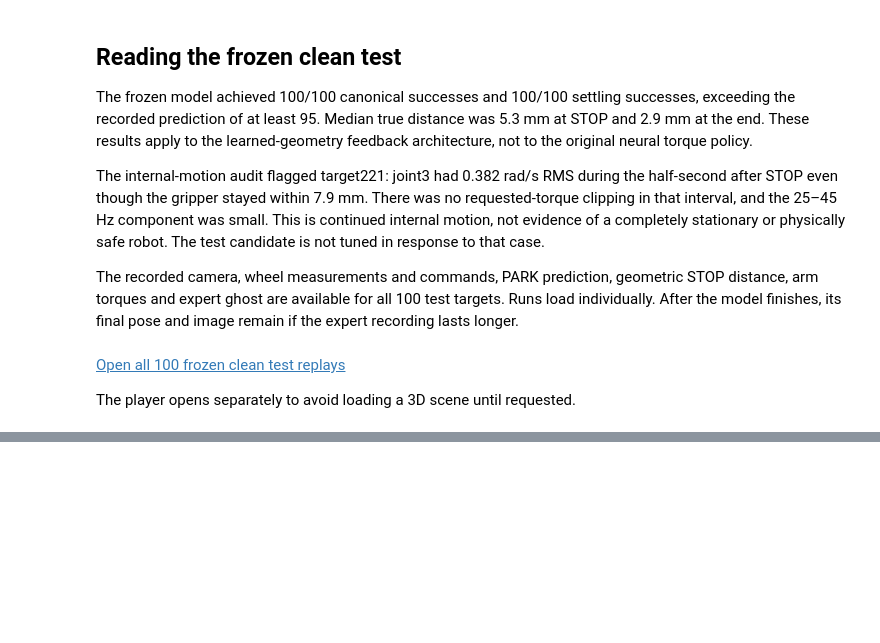
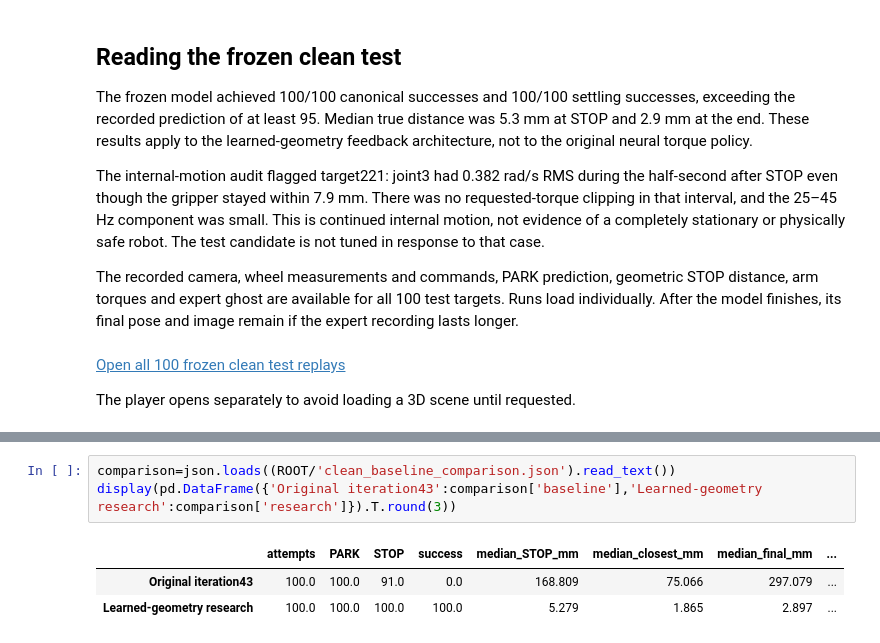
Before and after one commit to NatMota/mlai-vnc, a Jupyter notebook: research/directed_control/research_notebook.ipynb, the cells around one changed output, grey strips where cells are left out. Drawn from its saved outputs; the diff is of its cells as text; blank space fills up the shorter version.

Commit message:
Verify fresh-layout reproduction and record paired baseline comparison

```diff
--- a/research/directed_control/research_notebook.ipynb
+++ b/research/directed_control/research_notebook.ipynb
@@ -484,0 +489,7 @@ The player opens separately to avoid loading a 3D scene until requested.
+# %%
+comparison=json.loads((ROOT/'clean_baseline_comparison.json').read_text())
+display(pd.DataFrame({'Original iteration43':comparison['baseline'],'Learned-geometry research':comparison['research']}).T.round(3))
+# %% [output]
+|  | attempts | PARK | STOP | success | median_STOP_mm | median_closest_mm | median_final_mm | ... |
+| Original iteration43 | 100.0 | 100.0 | 91.0 | 0.0 | 168.809 | 75.066 | 297.079 | ... |
+| Learned-geometry research | 100.0 | 100.0 | 100.0 | 100.0 | 5.279 | 1.865 | 2.897 | ... |
```
Also changed, not shown: parts of 2 cells of this notebook, 10 other files.
